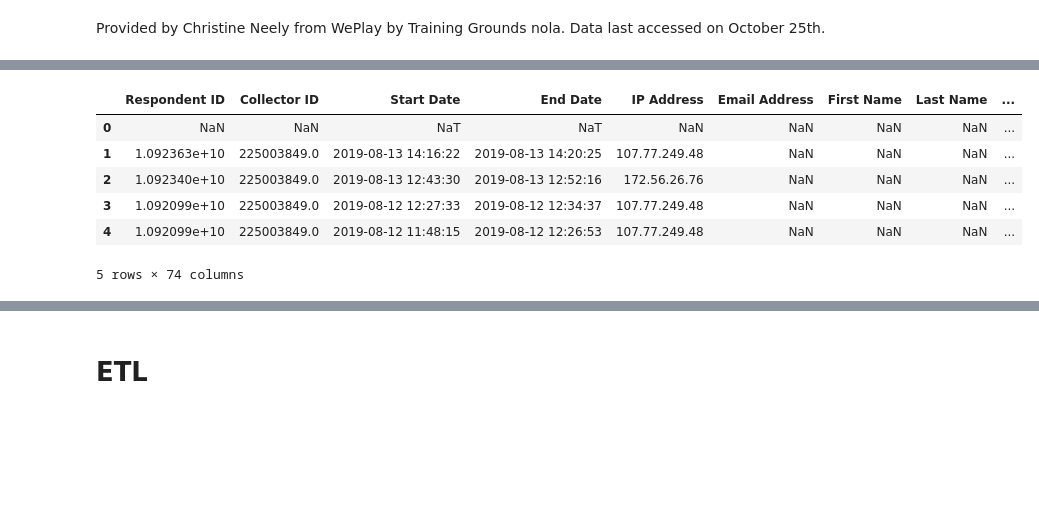
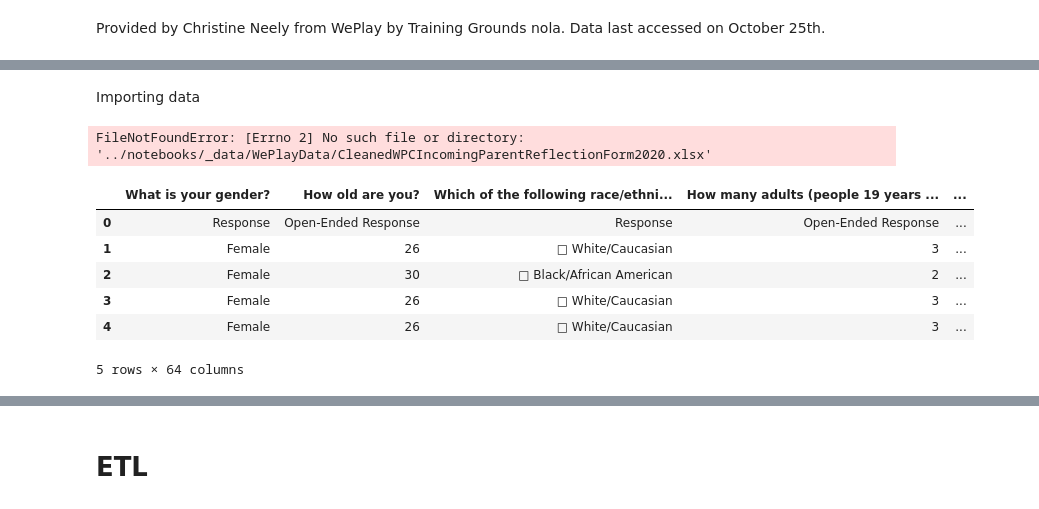
Before and after one commit to renarepenning/weplaynoladata, a Jupyter notebook: MilestoneTwo.ipynb, the cells around one changed output, grey strips where cells are left out. Saved outputs shown, nothing was run; the diff lists cells and outputs as text; code cells hidden in the pictures; blank space fills up the shorter version.

```diff
--- a/MilestoneTwo.ipynb
+++ b/MilestoneTwo.ipynb
@@ -44,16 +40,34 @@ Successfully installed et-xmlfile-1.1.0 openpyxl-3.0.9
+# %% [markdown]
+Importing data
+# %%
+path = "../notebooks/_data/WePlayData/CleanedWPC"
+files = ["IncomingParentReflectionForm2020", 'IncomingParentReflection',
+        "IncomingParentReflection-July2019",
+        "IncomingParentReflection-November2019",
+        "FamilySurvey"]
+keys = ['IPR_form20', 'IPR_', 'IPR_Jul19', 'IPR_Nov19', 'FamSurv']
+df_dict = {}
+
+for i in range(5):
+    df_dict[keys[i]] = pd.read_excel(path + files[i] + ".xlsx")
+    break
+
+print(df_dict)
+# %% [output]
+FileNotFoundError: [Errno 2] No such file or directory: '../notebooks/_data/WePlayData/CleanedWPCIncomingParentReflectionForm2020.xlsx'
 # %%
-fam_survey = pd.read_excel("../notebooks/_data/WePlayData/WPCFamilySurvey.xlsx")
+fam_survey = pd.read_excel(path + "WPCFamilySurvey.xlsx")
 fam_survey.head()
 
 ## This dataset has many more values than entries, and cannot be effectively tidied as the key is Respondent ID
 # %% [output]
-|  | Respondent ID | Collector ID | Start Date | End Date | IP Address | Email Address | First Name | Last Name | ... |
-| 0 | NaN | NaN | NaT | NaT | NaN | NaN | NaN | NaN | ... |
-| 1 | 1.092363e+10 | 225003849.0 | 2019-08-13 14:16:22 | 2019-08-13 14:20:25 | 107.77.249.48 | NaN | NaN | NaN | ... |
-| 2 | 1.092340e+10 | 225003849.0 | 2019-08-13 12:43:30 | 2019-08-13 12:52:16 | 172.56.26.76 | NaN | NaN | NaN | ... |
-| 3 | 1.092099e+10 | 225003849.0 | 2019-08-12 12:27:33 | 2019-08-12 12:34:37 | 107.77.249.48 | NaN | NaN | NaN | ... |
-| 4 | 1.092099e+10 | 225003849.0 | 2019-08-12 11:48:15 | 2019-08-12 12:26:53 | 107.77.249.48 | NaN | NaN | NaN | ... |
+|  | What is your gender? | How old are you? | Which of the following race/ethni... | How many adults (people 19 years ... | ... |
+| 0 | Response | Open-Ended Response | Response | Open-Ended Response | ... |
+| 1 | Female | 26 | □ White/Caucasian | 3 | ... |
+| 2 | Female | 30 | □ Black/African American | 2 | ... |
+| 3 | Female | 26 | □ White/Caucasian | 3 | ... |
+| 4 | Female | 26 | □ White/Caucasian | 3 | ... |
-5 rows × 74 columns
+5 rows × 64 columns
 # %%
 # This set has the same issues
 incoming_reflection = pd.read_excel("../notebooks/_data/WePlayData/WPCIncomingParentReflection.xlsx")
```
Also changed, not shown: parts of 4 cells of this notebook, 12 other files.
